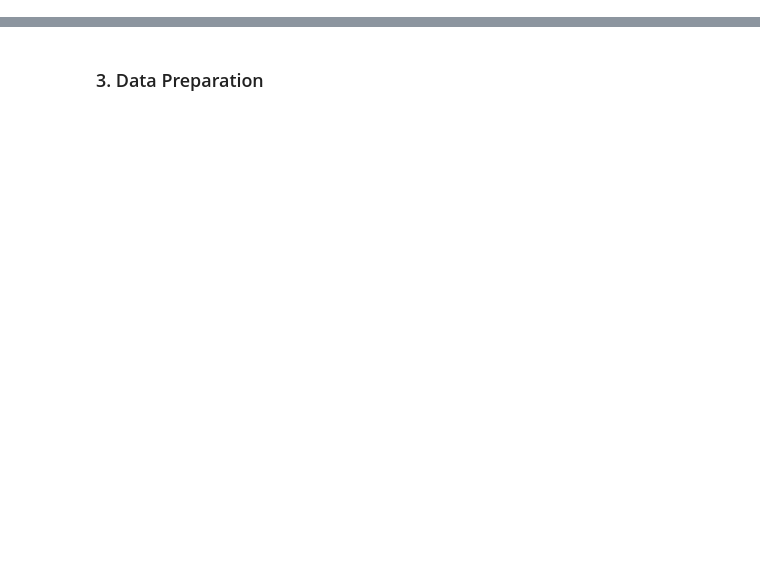
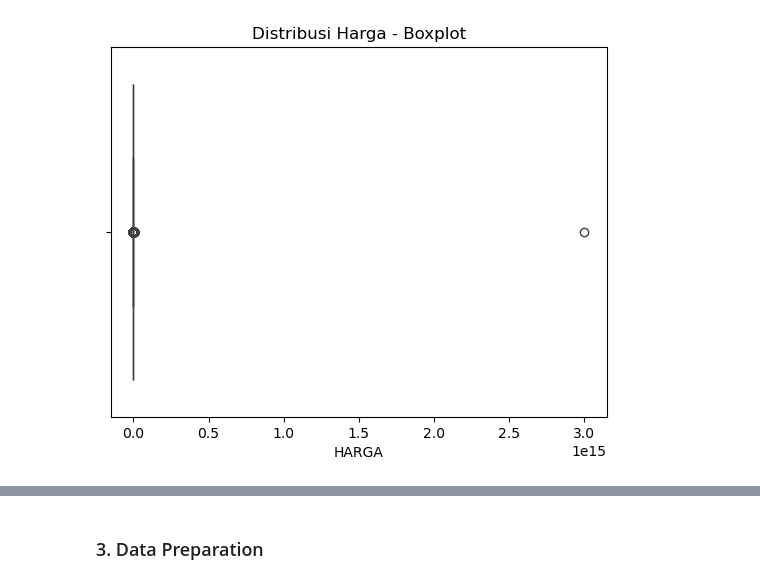
Before and after one commit to gopaspsb/MLFlow, a Jupyter notebook: Kelompok 2_PHTB.ipynb, the cells around one changed output, grey strips where cells are left out. Cells and saved outputs as stored; diff of their text form; code cells hidden in the pictures; blank space fills up the shorter version.

```diff
--- a/Kelompok 2_PHTB.ipynb
+++ b/Kelompok 2_PHTB.ipynb
@@ -0,0 +193,8 @@
+# %%
+# Distribusi Harga - 2
+
+sns.boxplot(x=df1["HARGA"])
+plt.title("Distribusi Harga - Boxplot")
+plt.show()
+# %% [output]
+[figure, added]
```
Also changed, not shown: parts of 76 cells of this notebook, 2 other files.
